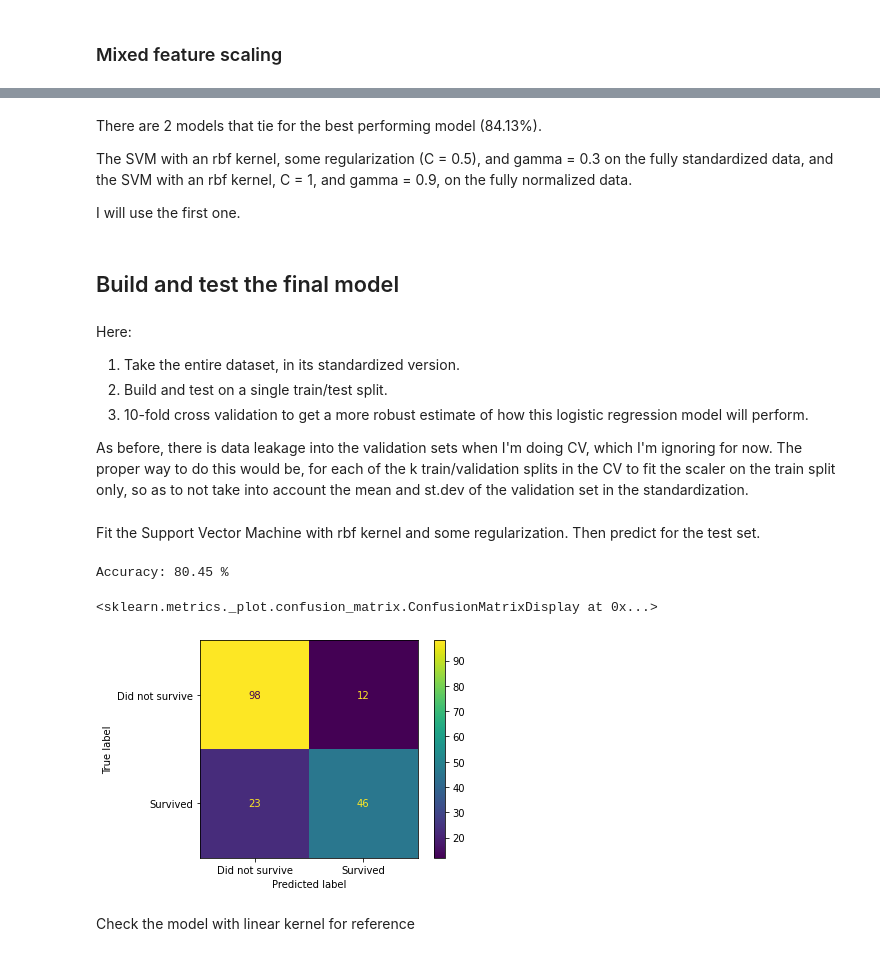
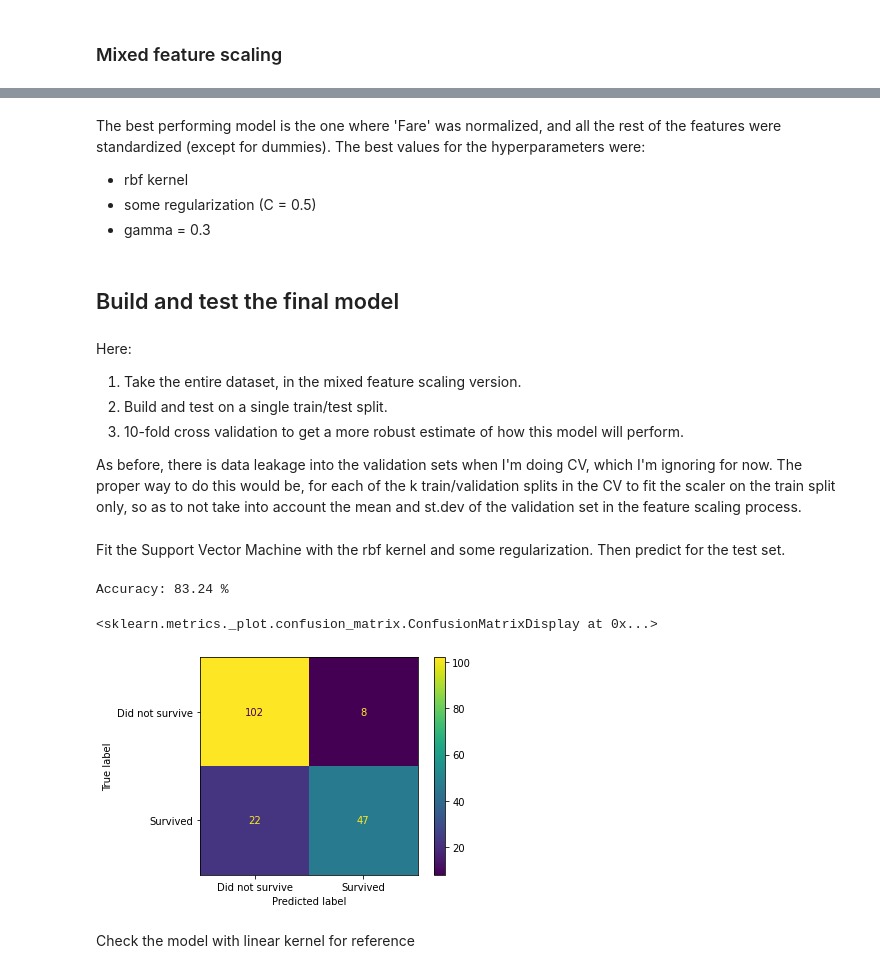
Before and after one commit to yannarosh/titanic-machine-learning-from-disaster, a Jupyter notebook: Titanic - SVM.ipynb, the cells around one changed output, grey strips where cells are left out. Saved outputs shown, nothing was run; the diff lists cells and outputs as text; code cells hidden in the pictures.

```diff
--- a/Titanic - SVM.ipynb
+++ b/Titanic - SVM.ipynb
@@ -402,42 +417,41 @@ Time: 11.07
 3 rows × 21 columns
 # %% [markdown]
-There are 2 models that tie for the best performing model (84.13%).
+The best performing model is the one where 'Fare' was normalized, and all the rest of the features were standardized (except for dummies). The best values for the hyperparameters were:
 
-The SVM with an rbf kernel, some regularization (C = 0.5), and gamma = 0.3 on the fully standardized data, and
-the SVM with an rbf kernel, C = 1, and gamma = 0.9, on the fully normalized data.
-
-I will use the first one.
+- rbf kernel
+- some regularization (C = 0.5)
+- gamma = 0.3
 # %% [markdown]
 ## Build and test the final model
 # %% [markdown]
 Here:
-1. Take the entire dataset, in its standardized version.
+1. Take the entire dataset, in the mixed feature scaling version.
 2. Build and test on a single train/test split.
-3. 10-fold cross validation to get a more robust estimate of how this logistic regression model will perform.
+3. 10-fold cross validation to get a more robust estimate of how this model will perform.
 
-As before, there is data leakage into the validation sets when I'm doing CV, which I'm ignoring for now. The proper way to do this would be, for each of the k train/validation splits in the CV to fit the scaler on the train split only, so as to not take into account the mean and st.dev of the validation set in the standardization.
+As before, there is data leakage into the validation sets when I'm doing CV, which I'm ignoring for now. The proper way to do this would be, for each of the k train/validation splits in the CV to fit the scaler on the train split only, so as to not take into account the mean and st.dev of the validation set in the feature scaling process.
 # %% [markdown]
-Fit the Support Vector Machine with rbf kernel and some regularization. Then predict for the test set.
+Fit the Support Vector Machine with the rbf kernel and some regularization. Then predict for the test set.
 # %%
 #train
-classifier = SVC(kernel='rbf',gamma=0.3, C=0.5, random_state = 420)
-classifier.fit(X_train_st_all, y_train)
+classifier = SVC(kernel='rbf',gamma=0.3, C=0.5, random_state = seed)
+classifier.fit(X_train_fs, y_train)
 
 #predict
-y_pred = classifier.predict(X_test_st_all)
+y_pred = classifier.predict(X_test_fs)
 
 #results
 acc = accuracy_score(y_test, y_pred)
 cm = confusion_matrix(y_test, y_pred)
 print('Accuracy: {:.2f} %'.format(acc * 100))
 
 plot_confusion_matrix(classifier,
-                     X_test_st_all,
+                     X_test_fs,
                      y_test, display_labels=['Did not survive', 'Survived'])
 # %% [output]
-Accuracy: 80.45 %
+Accuracy: 83.24 %
 <sklearn.metrics._plot.confusion_matrix.ConfusionMatrixDisplay at 0x...>
-[figure, old version]
+[figure, new version]
 # %% [markdown]
 Check the model with linear kernel for reference
 # %%
```
Also changed, not shown: parts of 30 cells of this notebook, 4 other files.
